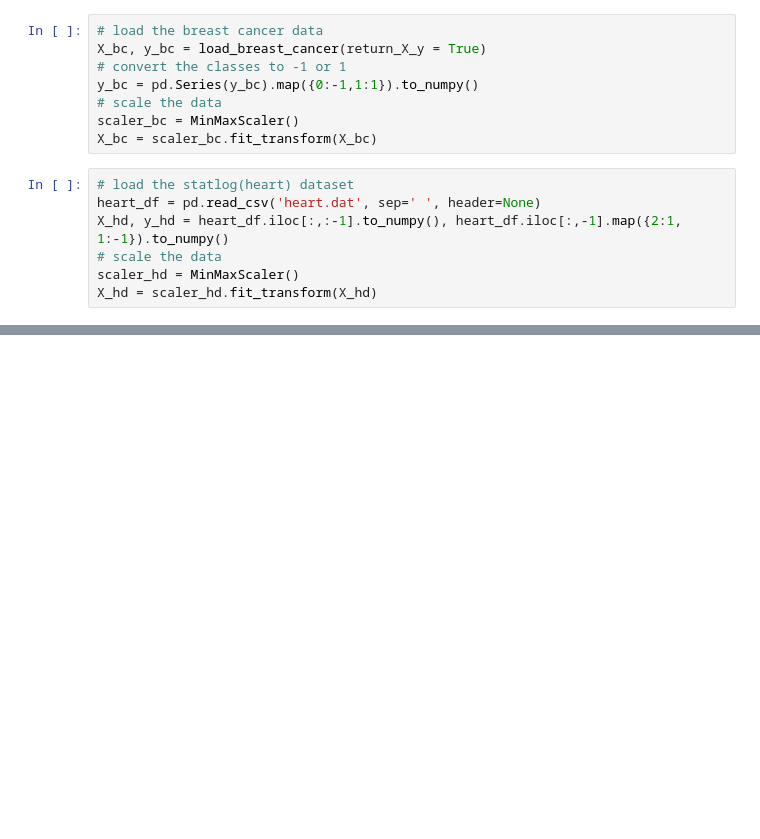
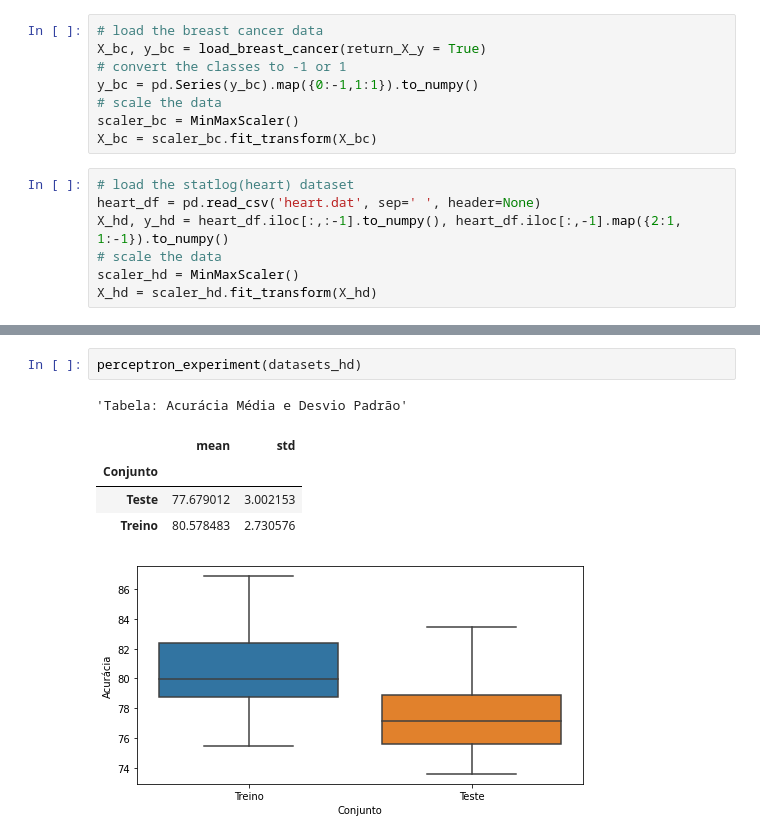
Before and after one commit to vicrsp/rna-ppgee, a Jupyter notebook: exercicios/ex6/Redes Neurais Artificiais - Exercício 6.ipynb, the cells around one changed output, grey strips where cells are left out. Cells and saved outputs as stored; diff of their text form; blank space fills up the shorter version.

```diff
--- a/exercicios/ex6/Redes Neurais Artificiais - Exercício 6.ipynb
+++ b/exercicios/ex6/Redes Neurais Artificiais - Exercício 6.ipynb
@@ -275,0 +306,9 @@ elm_experiment(X_hd, y_hd,neurons=[5,10,30,50,100,300])
+# %%
+perceptron_experiment(datasets_hd)
+# %% [output]
+'Tabela: Acurácia Média e Desvio Padrão'
+|  | mean | std |
+| Conjunto |  |  |
+| Teste | 77.679012 | 3.002153 |
+| Treino | 80.578483 | 2.730576 |
+[figure, added]
```
Also changed, not shown: parts of 17 cells of this notebook, 1 other file.
